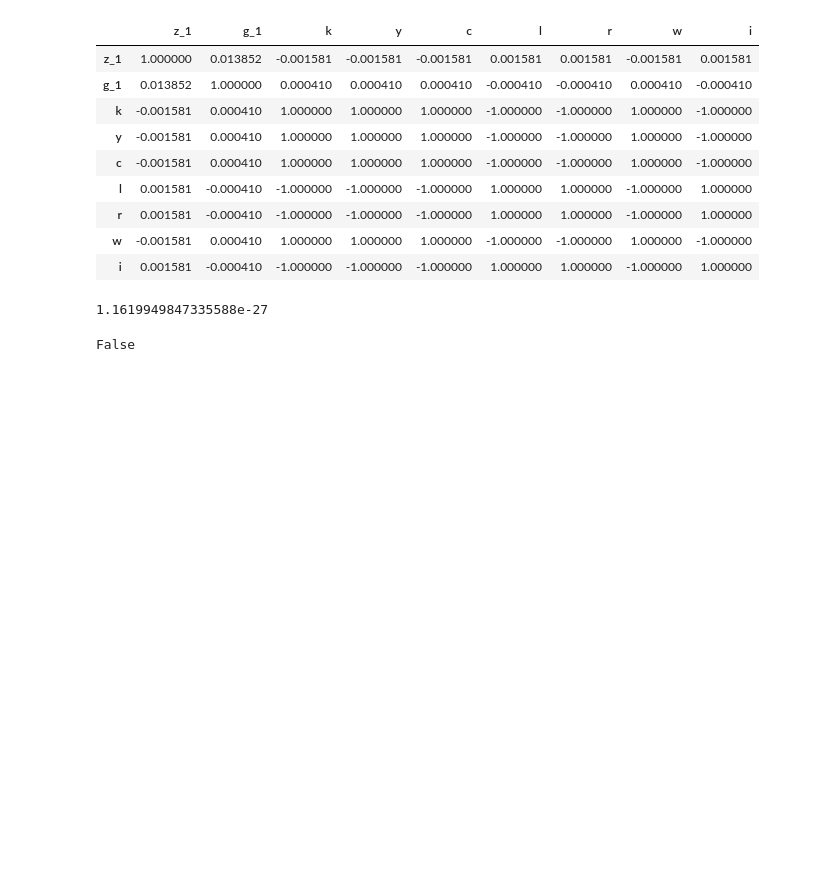
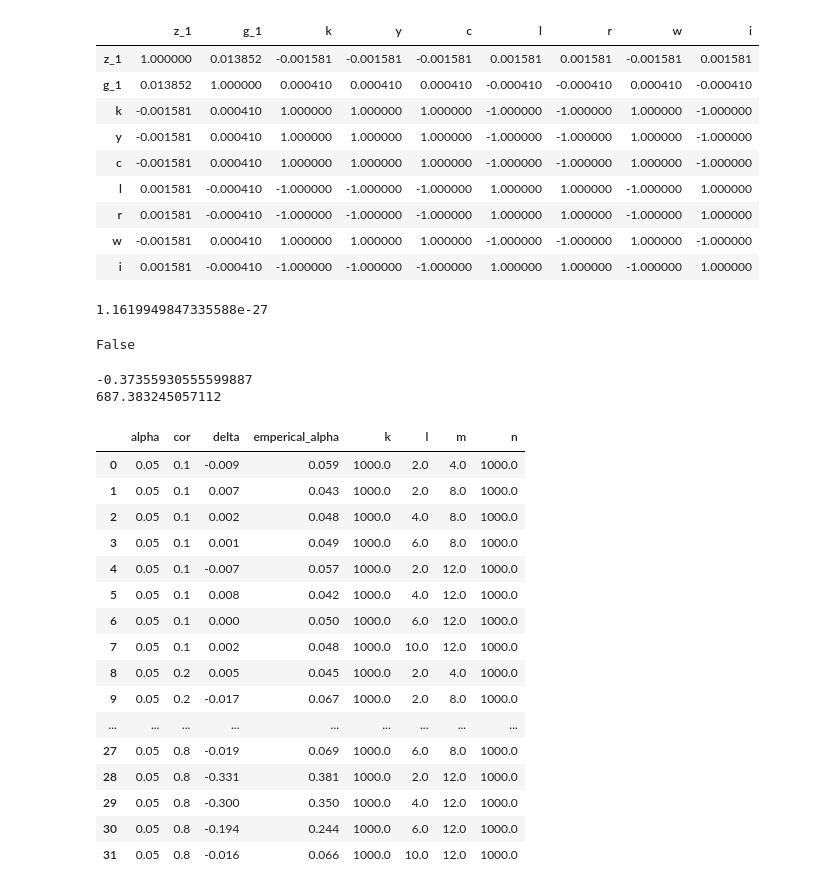
Before and after one commit to e-hall-hoffarth/causal_dsge, a Jupyter notebook: python/experiments.ipynb, the cells around one changed output. Cells and saved outputs as stored; diff of their text form; code cells hidden in the pictures; blank space fills up the shorter version.

```diff
--- a/python/experiments.ipynb
+++ b/python/experiments.ipynb
@@ -863,9 +856,9 @@ def test(roles, data, method='custom', alpha=0.05, tol=1e-20, verbose=False):
     else:
         raise ValueError('method {} not found'.format(method))
 # %%
-data = pd.read_csv('../data/real_data.csv')
-data.set_index('DATE', inplace=True)
+data = pd.read_csv('../data/rbc.csv')
+# data.set_index('DATE', inplace=True)
 # %%
-model = roles(['z', 'g'], ['k'], ['y', 'c', 'l', 'r', 'w', 'i'], data.columns.values)
+model = roles([], ['k'], ['y', 'c', 'l', 'r', 'w', 'i'], data.columns.values)
 # %%
 sample = data.sample(1000, replace=False)
@@ -1078,0 +1090,70 @@ False
+# %%
+n = 1000
+cor = 0.8
+m = 6
+l = 2
+
+cov = np.identity(m-l)
+cov[cov == 0] = cor
+cor_sample = mn.rvs(cov=cov, size=n).reshape(n, -1)
+uncor_sample = mn.rvs(cov=np.identity(l), size=n).reshape(n, -1)
+sample = np.concatenate([cor_sample, uncor_sample], axis=1)
+
+print(custom(sample, l))
+print(schott(sample))
+# %% [output]
+-0.37355930555599887
+687.383245057112
+# %%
+import pandas as pd
+import numpy as np
+from scipy.stats import multivariate_normal as mn
+
+cors = [0.1, 0.2, 0.5, 0.8]
+ms = [4, 8, 12]
+ls = [2, 4, 6, 10]
+n = 1000
+k = 1000
+alpha = 0.05
+
+results = pd.DataFrame()
+
+for c, m, l in itertools.product(cors, ms, ls):
+    if l < m:
+        rejected = 0
+        for i in range(k):
+            cov = np.identity(m-l)
+            cov[cov == 0] = c
+            cor_sample = mn.rvs(cov=cov, size=n).reshape(n, -1)
+            uncor_sample = mn.rvs(cov=np.identity(l), size=n).reshape(n, -1)
+            sample = np.concatenate([cor_sample, uncor_sample], axis=1)
+
+            t = custom(sample, l)
+            # if not valid:
+            if np.abs(t) > norm.ppf(1-(alpha/2)):
+                rejected += 1
+
+        emp_alpha = rejected/k
+
+        result = {'cor': c, 'm': m, 'l': l, 'n': n, 'k': k, 'alpha': alpha, 'emperical_alpha': emp_alpha, 'delta': np.abs(alpha)-emp_alpha}
+        results = results.append(result, ignore_index=True)
+
+results
+# %% [output]
+|  | alpha | cor | delta | emperical_alpha | k | l | m | n |
+| 0 | 0.05 | 0.1 | -0.009 | 0.059 | 1000.0 | 2.0 | 4.0 | 1000.0 |
+| 1 | 0.05 | 0.1 | 0.007 | 0.043 | 1000.0 | 2.0 | 8.0 | 1000.0 |
+| 2 | 0.05 | 0.1 | 0.002 | 0.048 | 1000.0 | 4.0 | 8.0 | 1000.0 |
+| 3 | 0.05 | 0.1 | 0.001 | 0.049 | 1000.0 | 6.0 | 8.0 | 1000.0 |
+| 4 | 0.05 | 0.1 | -0.007 | 0.057 | 1000.0 | 2.0 | 12.0 | 1000.0 |
+| 5 | 0.05 | 0.1 | 0.008 | 0.042 | 1000.0 | 4.0 | 12.0 | 1000.0 |
+| 6 | 0.05 | 0.1 | 0.000 | 0.050 | 1000.0 | 6.0 | 12.0 | 1000.0 |
+| 7 | 0.05 | 0.1 | 0.002 | 0.048 | 1000.0 | 10.0 | 12.0 | 1000.0 |
+| 8 | 0.05 | 0.2 | 0.005 | 0.045 | 1000.0 | 2.0 | 4.0 | 1000.0 |
+| 9 | 0.05 | 0.2 | -0.017 | 0.067 | 1000.0 | 2.0 | 8.0 | 1000.0 |
+| ... | ... | ... | ... | ... | ... | ... | ... | ... |
+| 27 | 0.05 | 0.8 | -0.019 | 0.069 | 1000.0 | 6.0 | 8.0 | 1000.0 |
+| 28 | 0.05 | 0.8 | -0.331 | 0.381 | 1000.0 | 2.0 | 12.0 | 1000.0 |
+| 29 | 0.05 | 0.8 | -0.300 | 0.350 | 1000.0 | 4.0 | 12.0 | 1000.0 |
+| 30 | 0.05 | 0.8 | -0.194 | 0.244 | 1000.0 | 6.0 | 12.0 | 1000.0 |
+| 31 | 0.05 | 0.8 | -0.016 | 0.066 | 1000.0 | 10.0 | 12.0 | 1000.0 |
```
Also changed, not shown: parts of 10 cells of this notebook, 5 other files.
